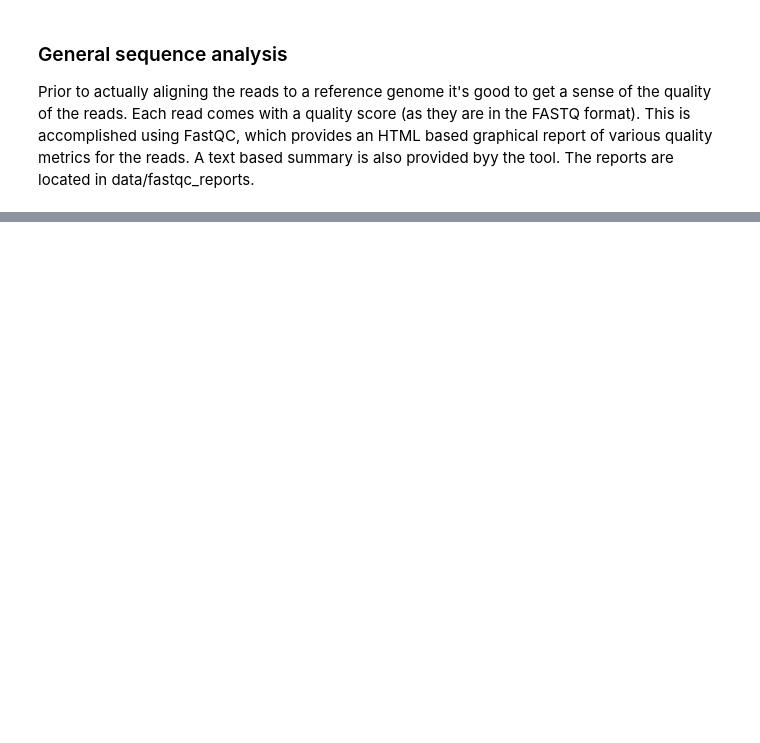
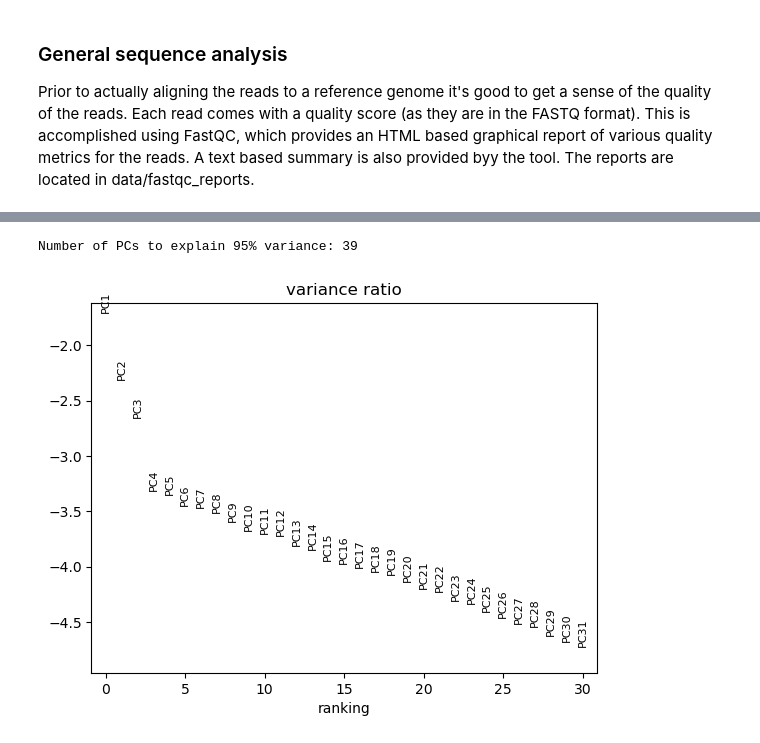
Before and after one commit to kellofoggs/fall25-csc-bioinf, a Jupyter notebook: week6/week6.ipynb, the cells around one changed output, grey strips where cells are left out. Cells and saved outputs as stored; diff of their text form; code cells hidden in the pictures; blank space fills up the shorter version.

```diff
--- a/week6/week6.ipynb
+++ b/week6/week6.ipynb
@@ -162,0 +269,65 @@ splici_output
+# %%
+from __future__ import annotations
+import glob
+import pandas as pd
+import numpy as np
+import scanpy as sc
+import celltypist
+
+
+# Load counts matrix (from alevin-fry)
+count_matrix = sc.read_mtx("data/alevin_fry_quant/alevin/quants_mat.mtx")
+
+# Create dummy cell names (no barcodes.tsv)
+count_matrix.obs_names = [f"cell_{i}" for i in range(count_matrix.n_obs)]
+count_matrix.obs_names_make_unique()
+
+# Convert sparse matrix to dense (CellTypist may fail on sparse)
+if hasattr(count_matrix.X, "A"):
+    count_matrix.X = count_matrix.X.A
+
+# Load transcript-to-gene mapping from splici 3col file
+tx2gene_file = glob.glob("data/splici_output/*3col.tsv")[0]
+tx2gene = pd.read_csv(tx2gene_file, sep="\t", header=None)
+tx2gene.columns = ["transcript_id", "gene_id", "gene_name_placeholder"]
+
+# Load gene ID → gene symbol mapping (required by CellTypist)
+gene_map_file = "data/splici_output/gene_id_to_name.tsv"
+gene_map = pd.read_csv(gene_map_file, sep="\t", header=None)
+gene_map.columns = ["gene_id", "gene_symbol"]
+id_to_name = dict(zip(gene_map.gene_id, gene_map.gene_symbol))
+
+# Subset the tx2gene file to only transcripts actually detected
+tx_detected = tx2gene.iloc[:count_matrix.shape[1]]
+count_matrix.var_names = [id_to_name.get(g, g) for g in tx_detected["gene_id"]]
+count_matrix.var_names_make_unique()
+
+
+# Aggregate transcripts to genes
+unique_genes = np.unique(count_matrix.var_names)
+agg_X = np.zeros((count_matrix.n_obs, len(unique_genes)))
+
+for i, gene in enumerate(unique_genes):
+    idxs = [j for j, x in enumerate(count_matrix.var_names) if x == gene]
+    agg_X[:, i] = count_matrix.X[:, idxs].sum(axis=1)
+
+count_matrix_agg = sc.AnnData(X=agg_X)
+count_matrix_agg.obs_names = count_matrix.obs_names
+count_matrix_agg.var_names = unique_genes
+
+# Normalize & log-transform for CellTypist
+
+sc.pp.normalize_total(count_matrix_agg, target_sum=1e4)
+sc.pp.log1p(count_matrix_agg)
+
+
+#  PCA visualization, we want the n pcs that explain 95% of variation. This nummber was abritrarily chosen.
+sc.tl.pca(count_matrix_agg)
+var_ratio = count_matrix_agg.uns['pca']['variance_ratio']
+cum_var = var_ratio.cumsum()
+n_pcs_for_95_var = (cum_var >= 0.95).argmax() + 1
+print(f"Number of PCs to explain 95% variance: {n_pcs_for_95_var}")
+sc.pl.pca_variance_ratio(count_matrix_agg, log=True)
+# %% [output]
+Number of PCs to explain 95% variance: 39
+[figure, added]
```
Also changed, not shown: parts of 11 cells of this notebook.
